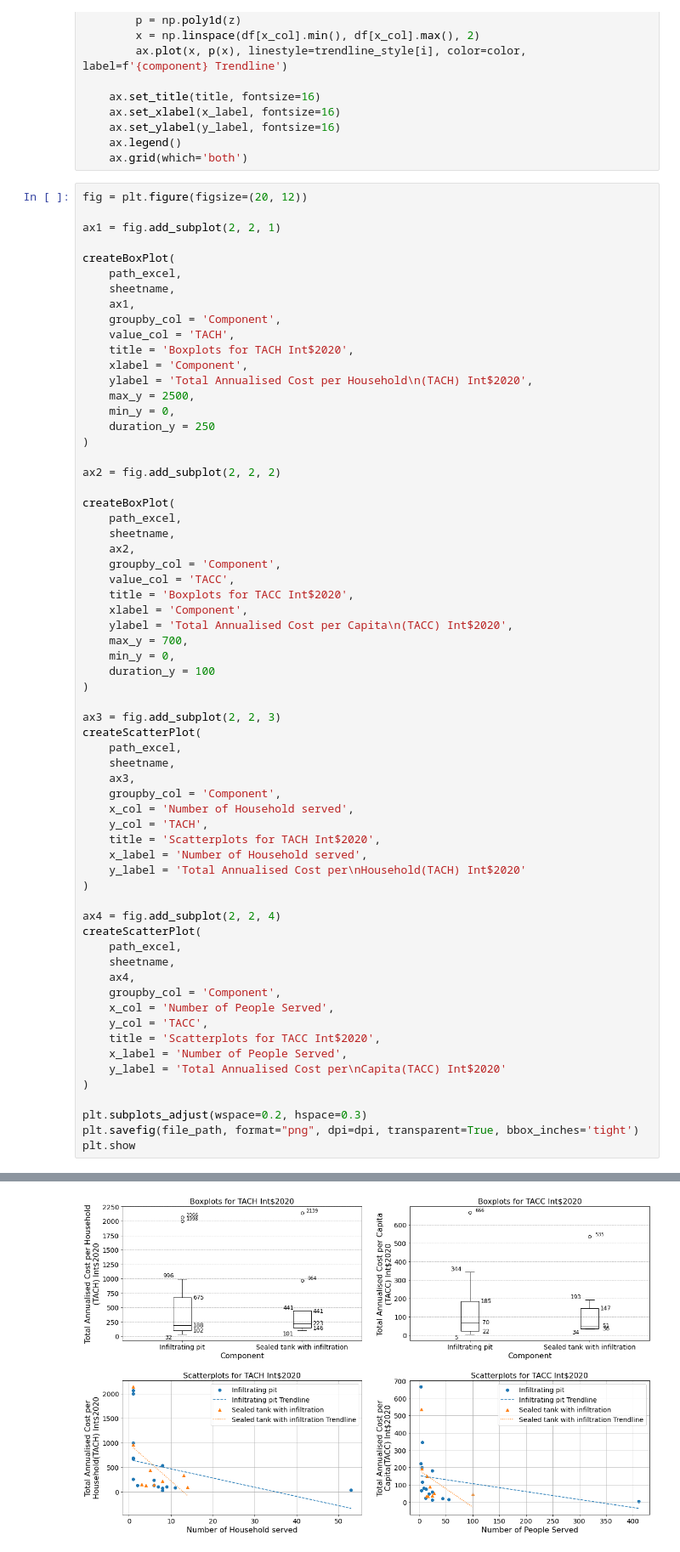
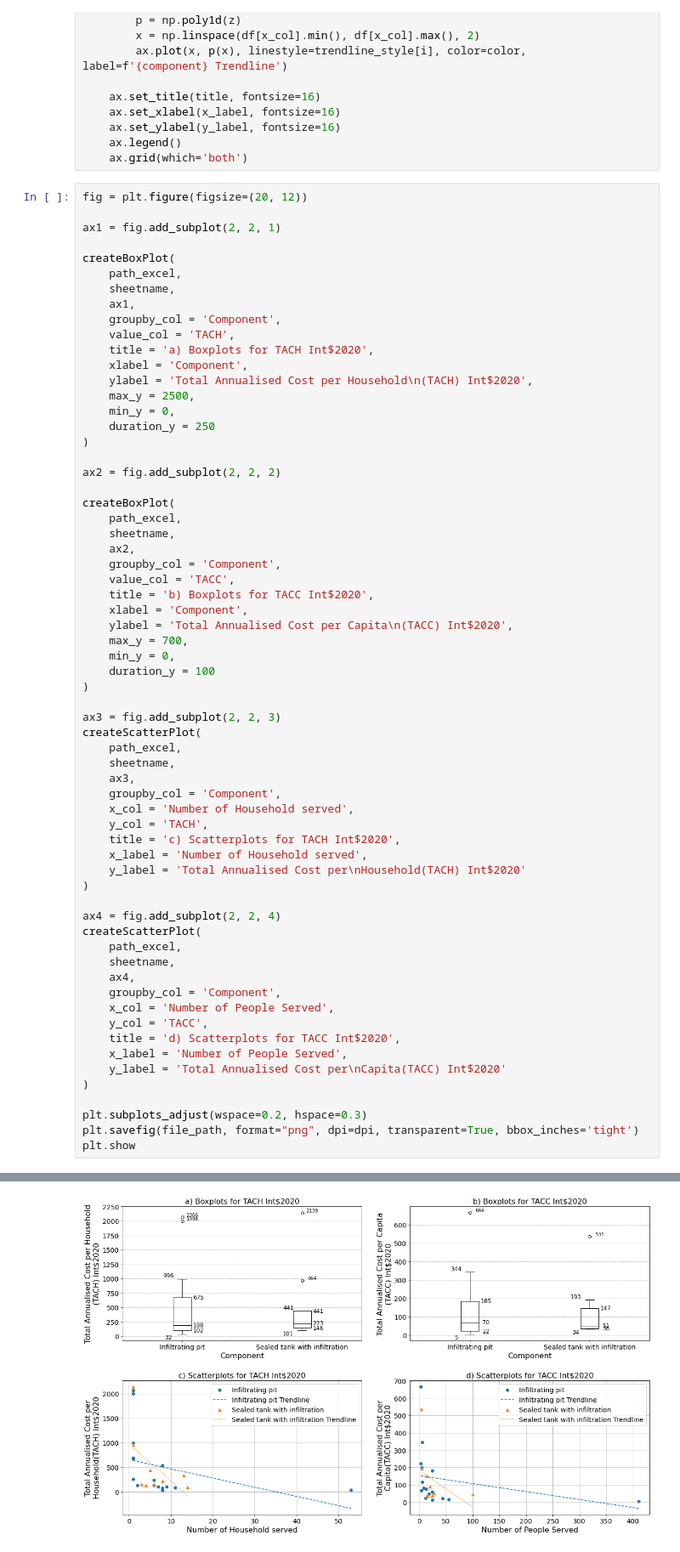
Before and after one commit to JinIgarashi/cactus-narok-figures, a Jupyter notebook: Figure3-5 range of TACH in FSM containment.ipynb, the cells around one changed output, grey strips where cells are left out. Shown at 85% size. Drawn from its saved outputs; the diff is of its cells as text.

Commit message:
added numbering for sub figure

```diff
--- a/Figure3-5 range of TACH in FSM containment.ipynb
+++ b/Figure3-5 range of TACH in FSM containment.ipynb
@@ -115,7 +115,7 @@ createBoxPlot(
     ax1,
     groupby_col = 'Component',
     value_col = 'TACH',
-    title = 'Boxplots for TACH Int$2020',
+    title = 'a) Boxplots for TACH Int$2020',
     xlabel = 'Component',
     ylabel = 'Total Annualised Cost per Household\n(TACH) Int$2020',
     max_y = 2500,
@@ -131,7 +131,7 @@ createBoxPlot(
     ax2,
     groupby_col = 'Component',
     value_col = 'TACC',
-    title = 'Boxplots for TACC Int$2020',
+    title = 'b) Boxplots for TACC Int$2020',
     xlabel = 'Component',
     ylabel = 'Total Annualised Cost per Capita\n(TACC) Int$2020',
     max_y = 700,
@@ -143,33 +143,33 @@ ax3 = fig.add_subplot(2, 2, 3)
 createScatterPlot(
     path_excel,
     sheetname,
     ax3,
     groupby_col = 'Component',
     x_col = 'Number of Household served',
     y_col = 'TACH',
-    title = 'Scatterplots for TACH Int$2020',
+    title = 'c) Scatterplots for TACH Int$2020',
     x_label = 'Number of Household served',
     y_label = 'Total Annualised Cost per\nHousehold(TACH) Int$2020'
 )
 
 ax4 = fig.add_subplot(2, 2, 4)
 createScatterPlot(
     path_excel,
     sheetname,
     ax4,
     groupby_col = 'Component',
     x_col = 'Number of People Served',
     y_col = 'TACC',
-    title = 'Scatterplots for TACC Int$2020',
+    title = 'd) Scatterplots for TACC Int$2020',
     x_label = 'Number of People Served',
     y_label = 'Total Annualised Cost per\nCapita(TACC) Int$2020'
 )
 
 plt.subplots_adjust(wspace=0.2, hspace=0.3)
 plt.savefig(file_path, format="png", dpi=dpi, transparent=True, bbox_inches='tight')
 plt.show
 # %% [output]
 <pandas.core.groupby.generic.DataFrameGroupBy object at 0x...>
 <pandas.core.groupby.generic.DataFrameGroupBy object at 0x...>
 <function matplotlib.pyplot.show(close=None, block=None)>
-[figure, old version]
+[figure, new version]
```
Also changed, not shown: parts of 1 cell of this notebook, 6 other files.
